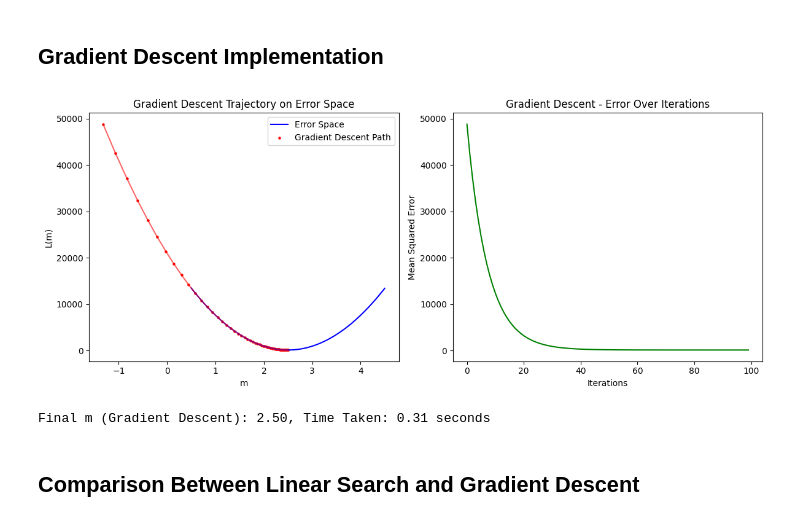
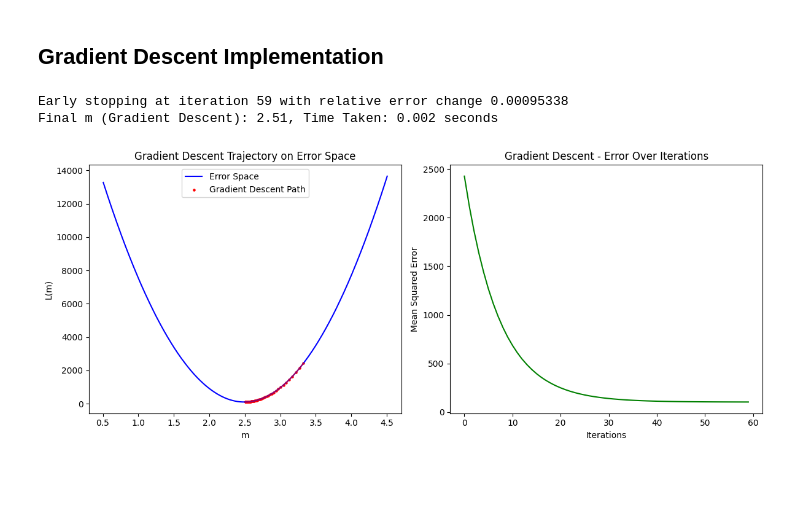
Before and after one commit to agkavin/Gen_AI_Assigments, a Jupyter notebook: gradient_descent/Linear_Search_vs_Gradient_Descent.ipynb, the cells around one changed output. Drawn from its saved outputs; the diff is of its cells as text; code cells hidden in the pictures; blank space fills up the shorter version.

```diff
--- a/gradient_descent/Linear_Search_vs_Gradient_Descent.ipynb
+++ b/gradient_descent/Linear_Search_vs_Gradient_Descent.ipynb
@@ -9,18 +9,17 @@ import time
 # %%
 # declaring variables
 m_true = 2.5
-c = 5
-n_samples = 1000000
+n_samples = 1000
 
 # generating data
 x = np.linspace(-100, 100, n_samples)
 noise = np.random.normal(0, 10, n_samples)
-y = m_true * x + c + noise
+y = m_true * x + noise
 
 # plotting data
 plt.figure(figsize=(10,6))
 plt.scatter(x, y, color='blue', alpha=0.3, s=1)
-plt.plot(x, m_true * x + c, color='red')
+plt.plot(x, m_true * x, color='red')
 plt.title("Generated Data")
 plt.show()
 # %% [output]
@@ -88,16 +87,16 @@ Best m (Linear Search): 2.50, Time Taken: 2.30 seconds
 # %% [markdown]
 ## Gradient Descent Implementation
 # %%
-def gradient_descent(x, y, c, learning_rate=1e-5, n_iterations=100,plot=False):
+def gradient_descent(x, y, learning_rate=1e-5, max_iterations=100, tolerance=1e-3, plot=False):
     """
-    Gradient descent implementation to find the best m value
+    Gradient descent implementation with early stopping based on relative error change and gradient magnitude.
 
     Args:
         x (array): Input feature
         y (array): Target values
-        c (float): Constant term
         learning_rate (float, optional): Learning rate. Defaults to 1e-5.
-        n_iterations (int, optional): Number of iterations. Defaults to 100.
+        max_iterations (int, optional): Maximum number of iterations. Defaults to 1000.
+        tolerance (float, optional): Early stopping threshold for relative error change or gradient magnitude. Defaults to 1e-4.
         plot (bool, optional): Whether to plot the results. Defaults to False.
 
     Returns:
@@ -105,67 +104,70 @@ def gradient_descent(x, y, c, learning_rate=1e-5, n_iterations=100,plot=False):
         float: Time taken
     """
 
-    # initializing m with random value
+    # Initialize m with a random value
     m_current = np.random.uniform(-5, 5)
-
-    # ols_estimate = np.cov(x, y)[0,1] / np.var(x)
-    # m_current = ols_estimate + np.random.uniform(-1, 1)
-
     errors = []
     m_values = []
 
     start_time = time.time()
 
-    for i in range(n_iterations):
-        # making predictions
-        y_pred = m_current * x + c
-
-        # calculating mean squared error
+    for i in range(max_iterations):
+        # Calculate prediction and error
+        y_pred = m_current * x
         error = np.mean((y - y_pred) ** 2)
         errors.append(error)
         m_values.append(m_current)
 
-        # updating m using gradient descent
+        # Compute gradient
         gradient = -2 * np.mean((y - y_pred) * x)
+
+        # Early stopping: check relative error improvement
+        if i > 0:
+            error_change = abs(errors[-1] - errors[-2])
+            rel_error_change = error_change / errors[-2] if errors[-2] != 0 else error_change
+            if rel_error_change < tolerance or abs(gradient) < tolerance:
+                print(f"Early stopping at iteration {i} with relative error change {rel_error_change:.8f}")
+                break
+
+        # Update m
         m_current -= learning_rate * gradient
 
     end_time = time.time()
     time_taken = end_time - start_time
 
-    # generating error space
+    # Generate error space for plotting
     m_val_lin = np.linspace(m_current - 2, m_current + 2, 1000)
-    lin_error = [np.mean((y - (m * x + c)) ** 2) for m in m_val_lin]
+    lin_error = [np.mean((y - (m * x)) ** 2) for m in m_val_lin]
 
     if plot:
-        plt.figure(figsize=(12,5))
+        plt.figure(figsize=(12, 5))
 
-        # plotting results
-        plt.subplot(1,2,1)
+        # Plot gradient descent trajectory on error space
+        plt.subplot(1, 2, 1)
         plt.plot(m_val_lin, lin_error, label="Error Space", color="blue")
         plt.scatter(m_values, errors, color="red", s=5, label="Gradient Descent Path")
         plt.plot(m_values, errors, color="red", alpha=0.6)
         plt.xlabel("m")
         plt.ylabel("L(m)")
         plt.title("Gradient Descent Trajectory on Error Space")
         plt.legend()
 
-        plt.subplot(1,2,2)
-        plt.plot(range(n_iterations), errors, color='green')
+        # Plot error over iterations
+        plt.subplot(1, 2, 2)
+        plt.plot(range(len(errors)), errors, color='green')
         plt.xlabel('Iterations')
         plt.ylabel('Mean Squared Error')
         plt.title('Gradient Descent - Error Over Iterations')
 
-
+        print(f'Final m (Gradient Descent): {m_current:.2f}, Time Taken: {time_taken:.3f} seconds')
         plt.tight_layout()
         plt.show()
 
-        print(f'Final m (Gradient Descent): {m_current:.2f}, Time Taken: {time_taken:.2f} seconds')
-
     return m_current, time_taken
 
-gradient_m, gradient_time = gradient_descent(x, y, c, plot=True)
+# Example usage:
+gradient_m, gradient_time = gradient_descent(x, y, plot=True)
 # %% [output]
+Early stopping at iteration 59 with relative error change 0.00095338
+Final m (Gradient Descent): 2.51, Time Taken: 0.002 seconds
-[figure, old version]
+[figure, new version]
-Final m (Gradient Descent): 2.50, Time Taken: 0.31 seconds
-# %% [markdown]
-## Comparison Between Linear Search and Gradient Descent
```
Also changed, not shown: parts of 3 cells of this notebook.
